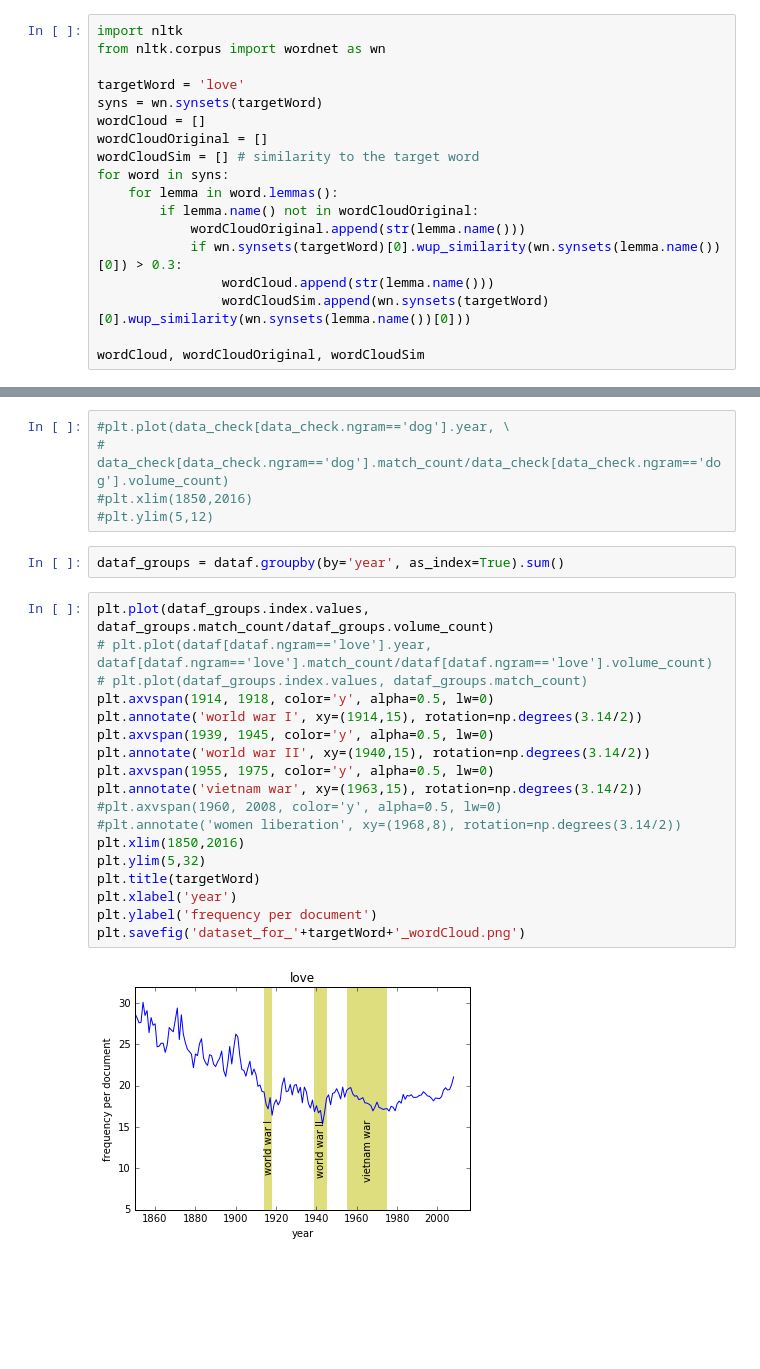
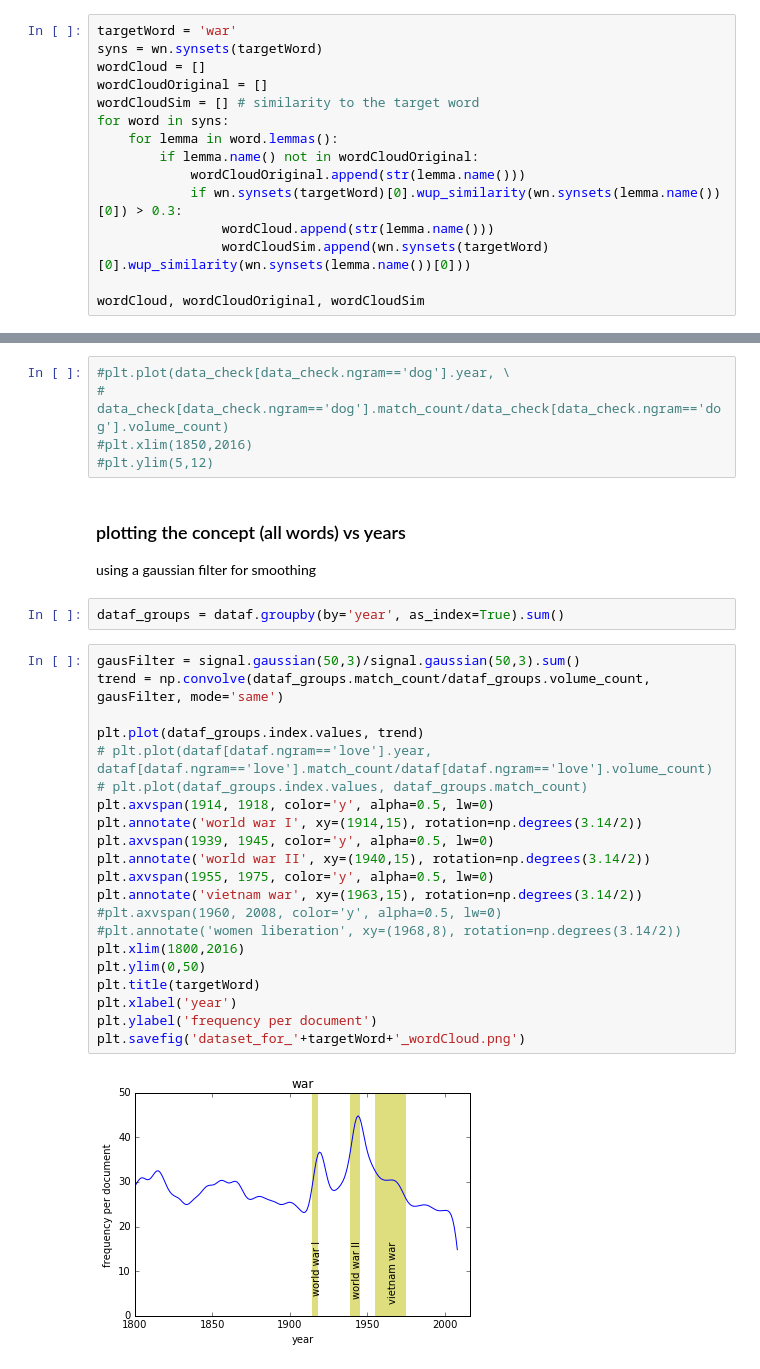
Before and after one commit to amirfz/myPythonProjects, a Jupyter notebook: googleNGram/googleNGram.ipynb, the cells around one changed output, grey strips where cells are left out. Drawn from its saved outputs; the diff is of its cells as text; blank space fills up the shorter version.

Commit message:
added smoothing

```diff
--- a/googleNGram/googleNGram.ipynb
+++ b/googleNGram/googleNGram.ipynb
@@ -9,8 +32,5 @@ see https://en.wikipedia.org/wiki/WordNet for details
 # %%
-import nltk
-from nltk.corpus import wordnet as wn
-
-targetWord = 'love'
+targetWord = 'war'
 syns = wn.synsets(targetWord)
 wordCloud = []
 wordCloudOriginal = []
@@ -111,25 +121,31 @@ plt.ylim(0,50)
 #         data_check[data_check.ngram=='dog'].match_count/data_check[data_check.ngram=='dog'].volume_count)
 #plt.xlim(1850,2016)
 #plt.ylim(5,12)
+# %% [markdown]
+### plotting the concept (all words) vs years
+using a gaussian filter for smoothing
 # %%
 dataf_groups = dataf.groupby(by='year', as_index=True).sum()
 # %%
-plt.plot(dataf_groups.index.values, dataf_groups.match_count/dataf_groups.volume_count)
+gausFilter = signal.gaussian(50,3)/signal.gaussian(50,3).sum()
+trend = np.convolve(dataf_groups.match_count/dataf_groups.volume_count, gausFilter, mode='same')
+
+plt.plot(dataf_groups.index.values, trend)
 # plt.plot(dataf[dataf.ngram=='love'].year, dataf[dataf.ngram=='love'].match_count/dataf[dataf.ngram=='love'].volume_count)
 # plt.plot(dataf_groups.index.values, dataf_groups.match_count)
 plt.axvspan(1914, 1918, color='y', alpha=0.5, lw=0)
 plt.annotate('world war I', xy=(1914,15), rotation=np.degrees(3.14/2))
 plt.axvspan(1939, 1945, color='y', alpha=0.5, lw=0)
 plt.annotate('world war II', xy=(1940,15), rotation=np.degrees(3.14/2))
 plt.axvspan(1955, 1975, color='y', alpha=0.5, lw=0)
 plt.annotate('vietnam war', xy=(1963,15), rotation=np.degrees(3.14/2))
 #plt.axvspan(1960, 2008, color='y', alpha=0.5, lw=0)
 #plt.annotate('women liberation', xy=(1968,8), rotation=np.degrees(3.14/2))
-plt.xlim(1850,2016)
-plt.ylim(5,32)
+plt.xlim(1800,2016)
+plt.ylim(0,50)
 plt.title(targetWord)
 plt.xlabel('year')
 plt.ylabel('frequency per document')
 plt.savefig('dataset_for_'+targetWord+'_wordCloud.png')
 # %% [output]
-[figure, old version]
+[figure, new version]
```
Also changed, not shown: parts of 11 cells of this notebook.
